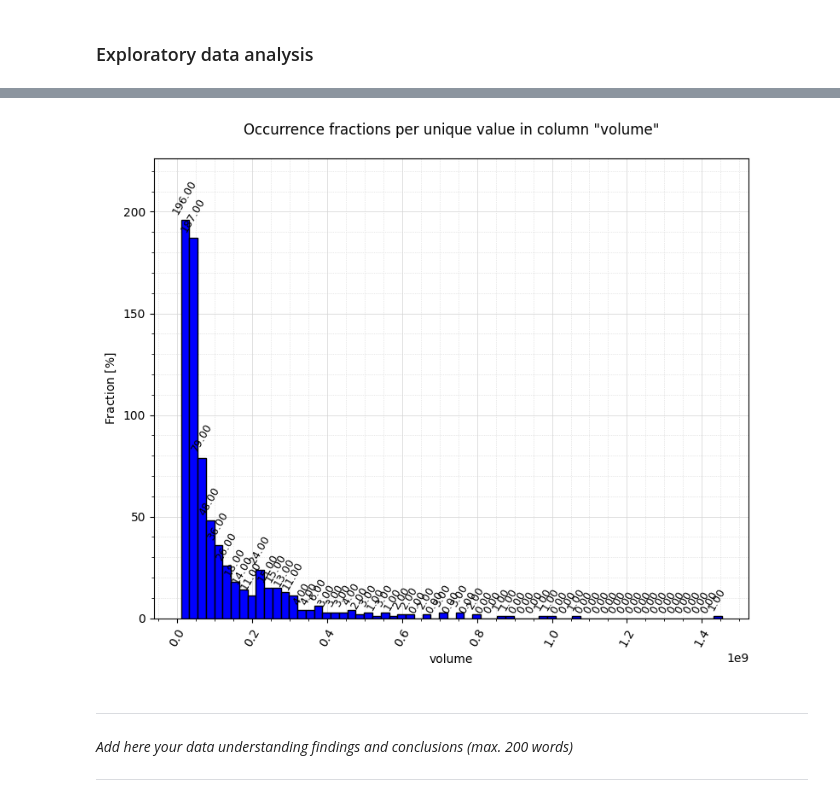
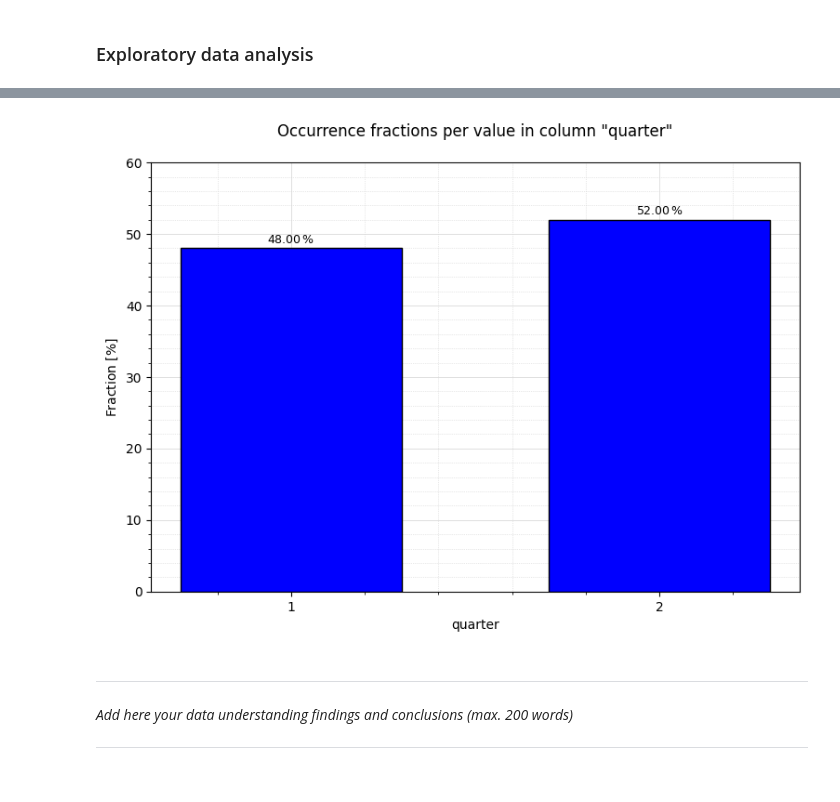
Before and after one commit to eliocpereira95/DSU-Recruitment-Challenges, a Jupyter notebook: submission.ipynb, the cells around one changed output, grey strips where cells are left out. Drawn from its saved outputs; the diff is of its cells as text; code cells hidden in the pictures.

```diff
--- a/submission.ipynb
+++ b/submission.ipynb
@@ -334,69 +270,7 @@ Value distribution
-# %%
-col ="volume"
-
-bar_label_rotation=60
-xticklabels_rotation=60
-
-# Initialise figure and axes
-plt.figure(figsize=(9, 7))
-ax = plt.axes()
-plt.title(f"Occurrence fractions per unique value in column \"{col}\"", pad=20)
-
-# Define bar plot for the counts
-sns.histplot(
-    ax=ax,
-    data=data,
-    x=col,
-    edgecolor="black",
-    alpha=1,
-    color="blue",
-    linewidth=1.0,
-    # width=0.75,
-)
-
-# Plot bars' values
-for container in ax.containers:
-    ax.bar_label(
-        container=container,
-        padding=2,
-        fmt=r"${:.2f}$",
-        size=9,
-        rotation=bar_label_rotation
-    )
-
-# Define axes labels
-ax.set_xlabel(col, fontdict={"fontsize": 10})
-ax.set_ylabel(r"Fraction $[\%]$", fontdict={"fontsize": 10})
-
-# Define axes ticks
-ax.tick_params(axis="x", rotation=xticklabels_rotation)
-
-# Define axes ranges
-ax.set_ylim(top=1.1 * ax.get_ylim()[1])
-
-# Enable axes' minor ticks
-ax.minorticks_on()
-
-# Define grid
-ax.grid(
-    visible=True,
-    which="major",
-    color="lightgray",
-    linestyle="solid",
-    linewidth=0.5
-)
-ax.grid(
-    visible=True,
-    which="minor",
-    color="lightgray",
-    linestyle="dotted",
-    linewidth=0.5
-)
-
-# Show plot
-plt.show()
-# %% [output]
-[figure, removed]
+# %%
+hisplot_custom(df=data, col="quarter", col_dtype=str, stat="percent", shrink=0.6)
+# %% [output]
+[figure, added]
 # %% [markdown]
 -----
 *Add here your data understanding findings and conclusions (max. 200 words)*
```
Also changed, not shown: parts of 6 cells of this notebook.
